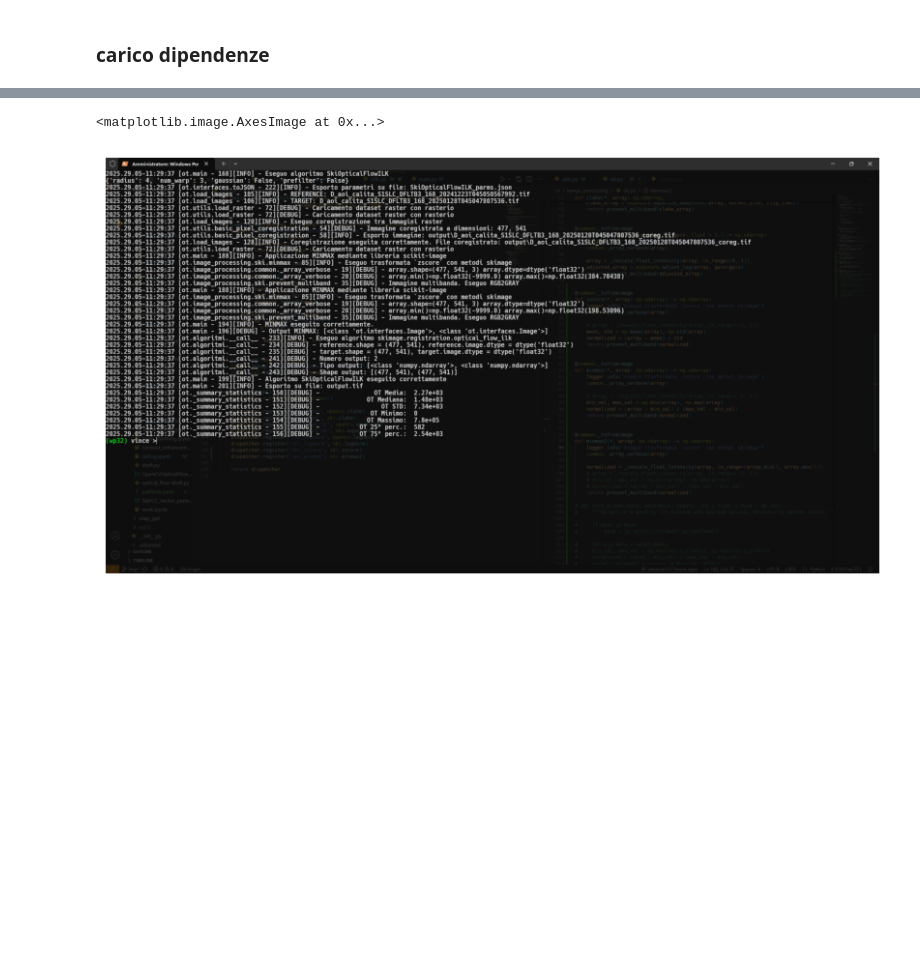
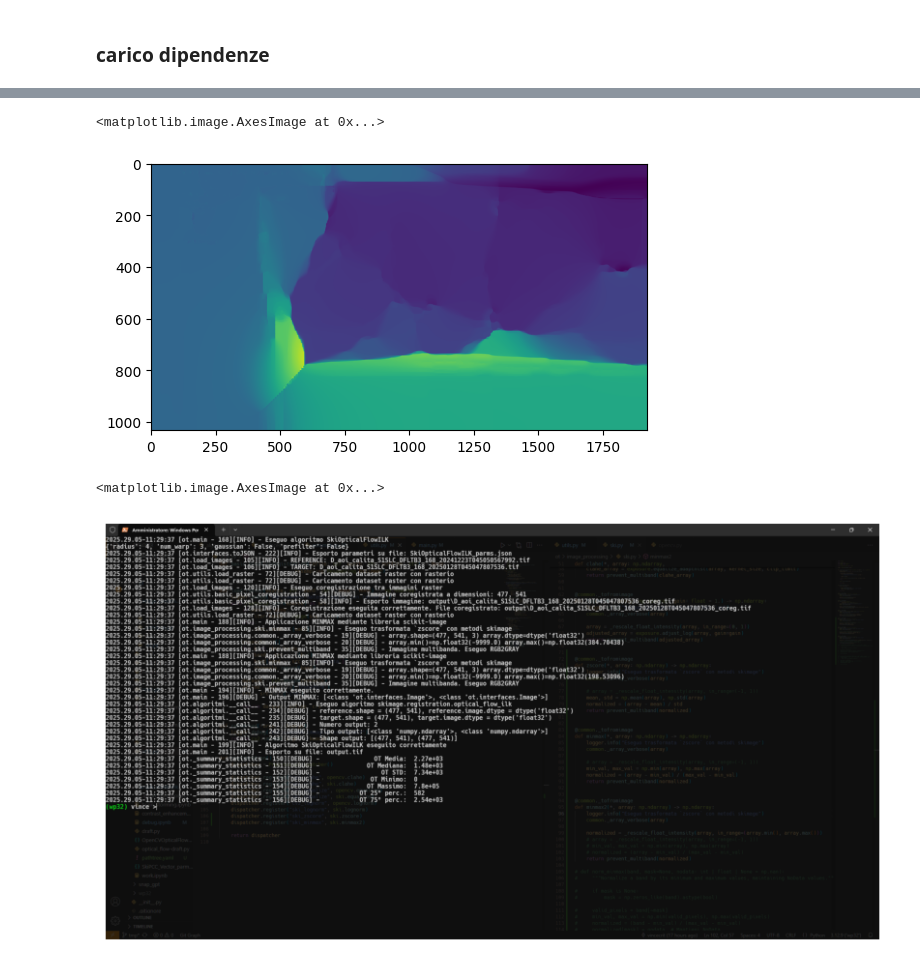
Before and after one commit to vincecrit/paracelso_wp32, a Jupyter notebook: scripts_notebook/debug.ipynb, the cells around one changed output, grey strips where cells are left out. Drawn from its saved outputs; the diff is of its cells as text; code cells hidden in the pictures; blank space fills up the shorter version.

```diff
--- a/scripts_notebook/debug.ipynb
+++ b/scripts_notebook/debug.ipynb
@@ -166,0 +163,36 @@ from ot.utils import rasterio_open
+# %%
+def load_images_dummy():
+    from ot.main import load_images
+
+    a = get_corvara_dataset()[10]
+    b = get_corvara_dataset()[11]
+
+    a = str(get_pictures_files(pattern='*png')[0])
+    b = str(get_pictures_files(pattern='*png')[1])
+
+    return load_images(a, b)
+
+
+def main(method, *immagini):
+
+    algorithm = get_method(method).from_YAML(f"../ot/{method}.yaml")
+
+    img_ar1, img_ar2 = load_images_dummy()
+
+    prep_imgs = list()
+    for img in [img_ar1, img_ar2]:
+        _img = dispatcher.dispatch_process(f"{algorithm.library}_"+'clahe', array=img)
+        prep_imgs.append(_img)
+
+
+    return algorithm(*prep_imgs)
+# %%
+np.random.seed(123456789)
+
+logger = logging.getLogger(ot.__name__)
+
+methods = ["SKIOFTVL1", "SKIOFILK", "OPENCVOF", "SKIPCCV"]
+
+flows = dict()
+for method in methods:
+    flows[method] = main(method)
@@ -167,3 +217,8 @@ from ot.utils import rasterio_open
+# %%
+plt.imshow(flows['SKIOFTVL1'].image)
+# %% [output]
+<matplotlib.image.AxesImage at 0x...>
+[figure, added]
 # %%
 a = str(get_pictures_files(pattern='*png')[0])
 
```
Also changed, not shown: parts of 9 cells of this notebook, 22 other files.
